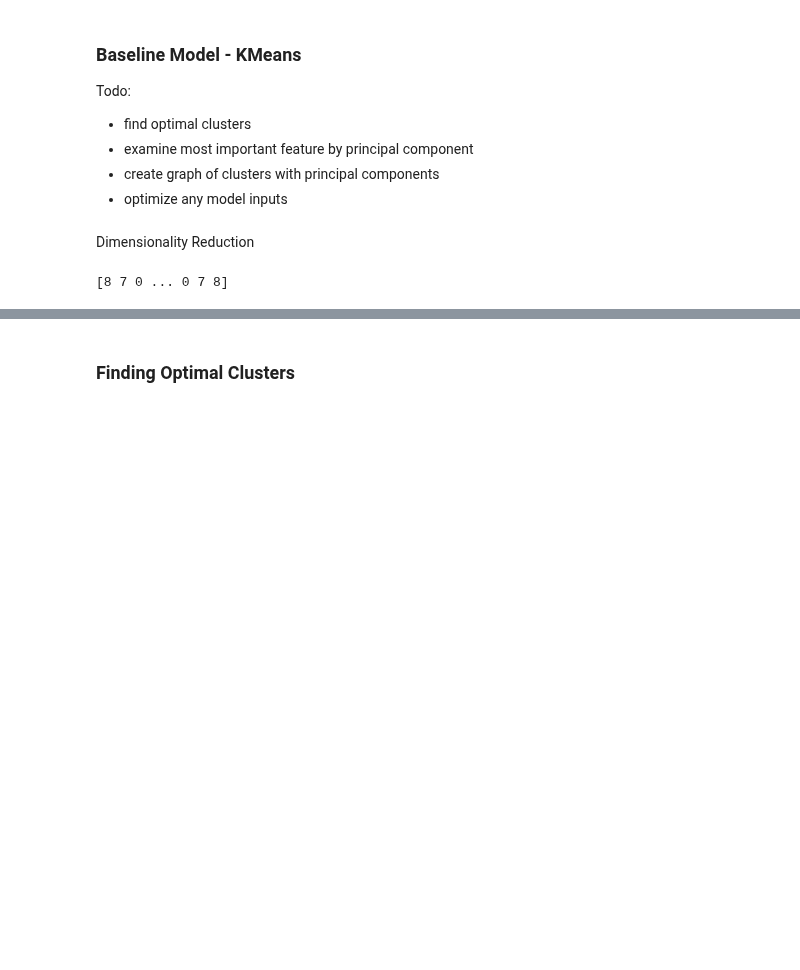
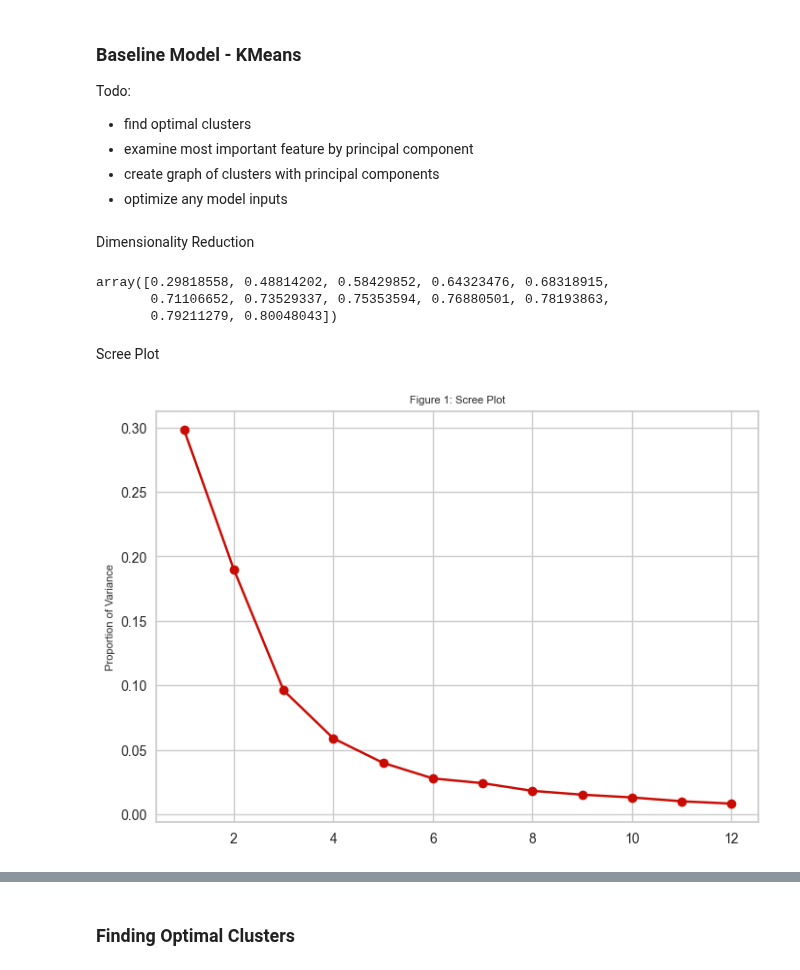
Before and after one commit to martza87/siads_696_mII, a Jupyter notebook: src/04_unsupervised_learning_model.ipynb, the cells around one changed output, grey strips where cells are left out. Saved outputs shown, nothing was run; the diff lists cells and outputs as text; code cells hidden in the pictures; blank space fills up the shorter version.

```diff
--- a/src/04_unsupervised_learning_model.ipynb
+++ b/src/04_unsupervised_learning_model.ipynb
@@ -78,15 +79,32 @@ X_pca = pca.fit_transform(X_scaled)
 
 # Calculate the explained variance ratio
 explained_variance_ratio = pca.explained_variance_ratio_
+# %%
+np.cumsum(explained_variance_ratio)
+# %% [output]
+array([0.29818558, 0.48814202, 0.58429852, 0.64323476, 0.68318915,
+       0.71106652, 0.73529337, 0.75353594, 0.76880501, 0.78193863,
+       0.79211279, 0.80048043])
+# %% [markdown]
+Scree Plot
+# %%
+PC_numbers = np.arange(pca.n_components_) + 1
+
+plt.plot(PC_numbers,
+         explained_variance_ratio,
+         'ro-')
+plt.title('Figure 1: Scree Plot', fontsize=8)
+plt.ylabel('Proportion of Variance', fontsize=8)
+plt.show()
+# %% [output]
+[figure, added]
 # %%
 # kmeans code
-kmeans = KMeans(init = 'random', n_clusters=12, n_init=10, random_state = 0)
+kmeans = KMeans(init = 'random', n_clusters=6, n_init=10, random_state = 0)
 km = kmeans.fit(X_pca)
 km.n_iter_
 labels = km.labels_
 #print(labels)
-# %% [output]
-[8 7 0 ... 0 7 8]
 # %%
 # add cluster results to dataset
 df_lab_enc['cluster'] = labels
```
Also changed, not shown: parts of 14 cells of this notebook, 1 other file.
